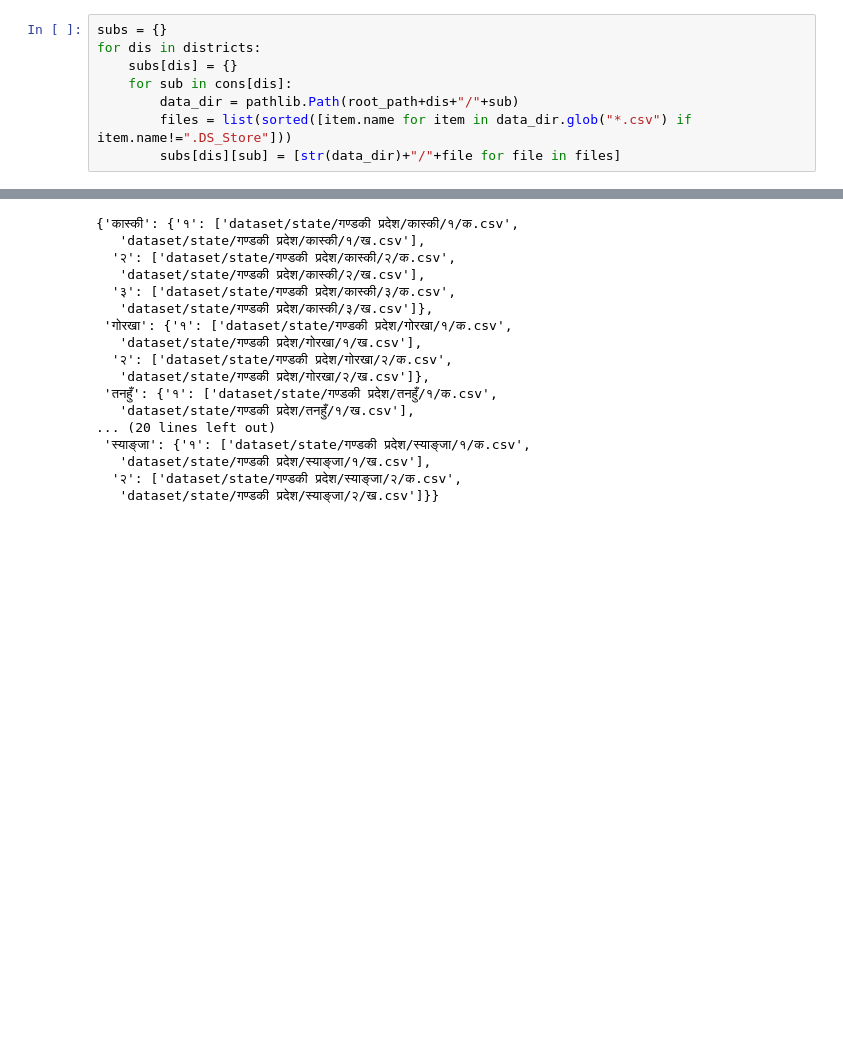
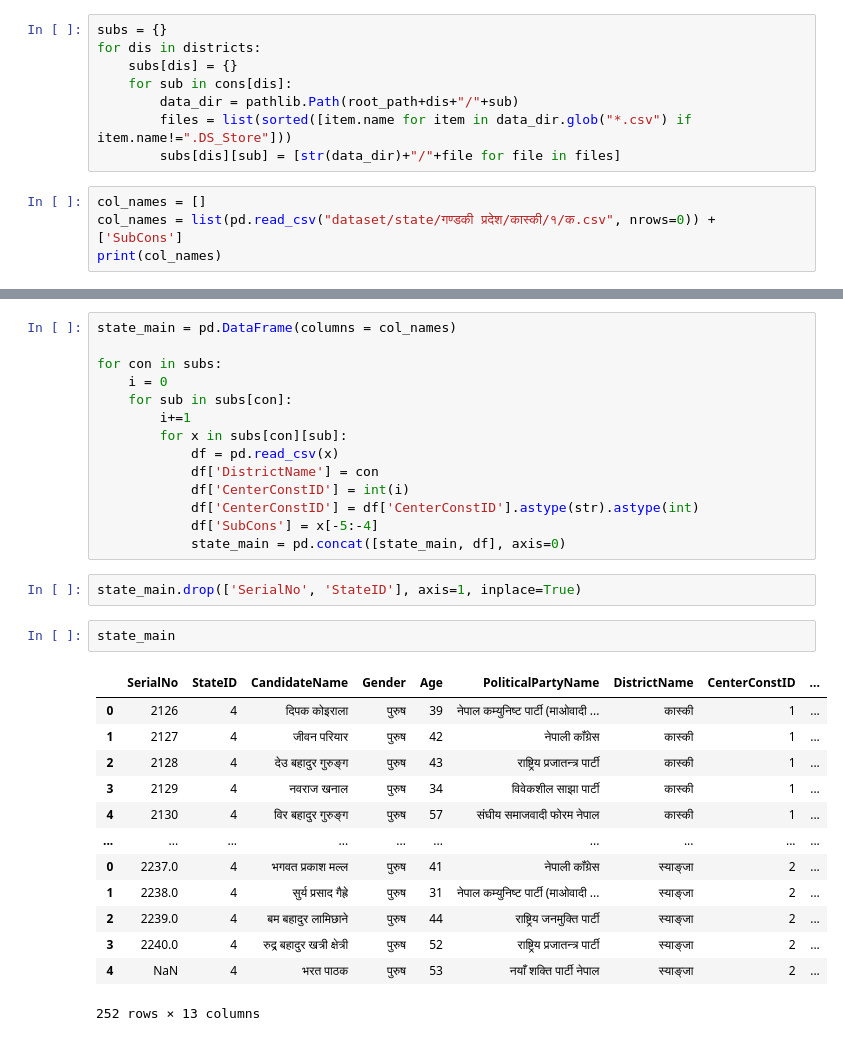
Before and after one commit to bimarshak7/datathon, a Jupyter notebook: Datathon.ipynb, the cells around one changed output, grey strips where cells are left out. Saved outputs shown, nothing was run; the diff lists cells and outputs as text; blank space fills up the shorter version.

Commit message:
Merge the data

```diff
--- a/Datathon.ipynb
+++ b/Datathon.ipynb
@@ -235,3 +235,7 @@ for dis in districts:
         data_dir = pathlib.Path(root_path+dis+"/"+sub)
         files = list(sorted([item.name for item in data_dir.glob("*.csv") if item.name!=".DS_Store"]))
         subs[dis][sub] = [str(data_dir)+"/"+file for file in files]
+# %%
+col_names = []
+col_names = list(pd.read_csv("dataset/state/गण्डकी प्रदेश/कास्की/१/क.csv", nrows=0)) + ['SubCons']
+print(col_names)
@@ -238,19 +252,32 @@ for dis in districts:
 # %%
+state_main = pd.DataFrame(columns = col_names)
+
+for con in subs:
+    i = 0
+    for sub in subs[con]:
+        i+=1
+        for x in subs[con][sub]:
+            df = pd.read_csv(x)
+            df['DistrictName'] = con
+            df['CenterConstID'] = int(i)
+            df['CenterConstID'] = df['CenterConstID'].astype(str).astype(int)
+            df['SubCons'] = x[-5:-4]
+            state_main = pd.concat([state_main, df], axis=0)
-# %% [output]
-{'कास्की': {'१': ['dataset/state/गण्डकी प्रदेश/कास्की/१/क.csv',
-   'dataset/state/गण्डकी प्रदेश/कास्की/१/ख.csv'],
-  '२': ['dataset/state/गण्डकी प्रदेश/कास्की/२/क.csv',
-   'dataset/state/गण्डकी प्रदेश/कास्की/२/ख.csv'],
-  '३': ['dataset/state/गण्डकी प्रदेश/कास्की/३/क.csv',
-   'dataset/state/गण्डकी प्रदेश/कास्की/३/ख.csv']},
- 'गोरखा': {'१': ['dataset/state/गण्डकी प्रदेश/गोरखा/१/क.csv',
-   'dataset/state/गण्डकी प्रदेश/गोरखा/१/ख.csv'],
-  '२': ['dataset/state/गण्डकी प्रदेश/गोरखा/२/क.csv',
-   'dataset/state/गण्डकी प्रदेश/गोरखा/२/ख.csv']},
- 'तनहुँ': {'१': ['dataset/state/गण्डकी प्रदेश/तनहुँ/१/क.csv',
-   'dataset/state/गण्डकी प्रदेश/तनहुँ/१/ख.csv'],
-... (20 lines left out)
- 'स्याङ्जा': {'१': ['dataset/state/गण्डकी प्रदेश/स्याङ्जा/१/क.csv',
-   'dataset/state/गण्डकी प्रदेश/स्याङ्जा/१/ख.csv'],
-  '२': ['dataset/state/गण्डकी प्रदेश/स्याङ्जा/२/क.csv',
-   'dataset/state/गण्डकी प्रदेश/स्याङ्जा/२/ख.csv']}}
+# %%
+state_main.drop(['SerialNo', 'StateID'], axis=1, inplace=True)
+# %%
+state_main
+# %% [output]
+|  | SerialNo | StateID | CandidateName | Gender | Age | PoliticalPartyName | DistrictName | CenterConstID | ... |
+| 0 | 2126 | 4 | दिपक कोइराला | पुरुष | 39 | नेपाल कम्युनिष्ट पार्टी (माओवादी ... | कास्की | 1 | ... |
+| 1 | 2127 | 4 | जीवन परियार | पुरुष | 42 | नेपाली काँग्रेस | कास्की | 1 | ... |
+| 2 | 2128 | 4 | देउ बहादुर गुरुङ्ग | पुरुष | 43 | राष्ट्रिय प्रजातन्त्र पार्टी | कास्की | 1 | ... |
+| 3 | 2129 | 4 | नवराज खनाल | पुरुष | 34 | विवेकशील साझा पार्टी | कास्की | 1 | ... |
+| 4 | 2130 | 4 | विर बहादुर गुरुङ्ग | पुरुष | 57 | संघीय समाजवादी फोरम नेपाल | कास्की | 1 | ... |
+| ... | ... | ... | ... | ... | ... | ... | ... | ... | ... |
+| 0 | 2237.0 | 4 | भगवत प्रकाश मल्ल | पुरुष | 41 | नेपाली काँग्रेस | स्याङ्जा | 2 | ... |
+| 1 | 2238.0 | 4 | सुर्य प्रसाद गैह्रे | पुरुष | 31 | नेपाल कम्युनिष्ट पार्टी (माओवादी ... | स्याङ्जा | 2 | ... |
+| 2 | 2239.0 | 4 | बम बहादुर लामिछाने | पुरुष | 44 | राष्ट्रिय जनमुक्ति पार्टी | स्याङ्जा | 2 | ... |
+| 3 | 2240.0 | 4 | रुद्र बहादुर खत्री क्षेत्री | पुरुष | 52 | राष्ट्रिय प्रजातन्त्र पार्टी | स्याङ्जा | 2 | ... |
+| 4 | NaN | 4 | भरत पाठक | पुरुष | 53 | नयाँ शक्ति पार्टी नेपाल | स्याङ्जा | 2 | ... |
+252 rows × 13 columns
```
Also changed, not shown: parts of 5 cells of this notebook.
